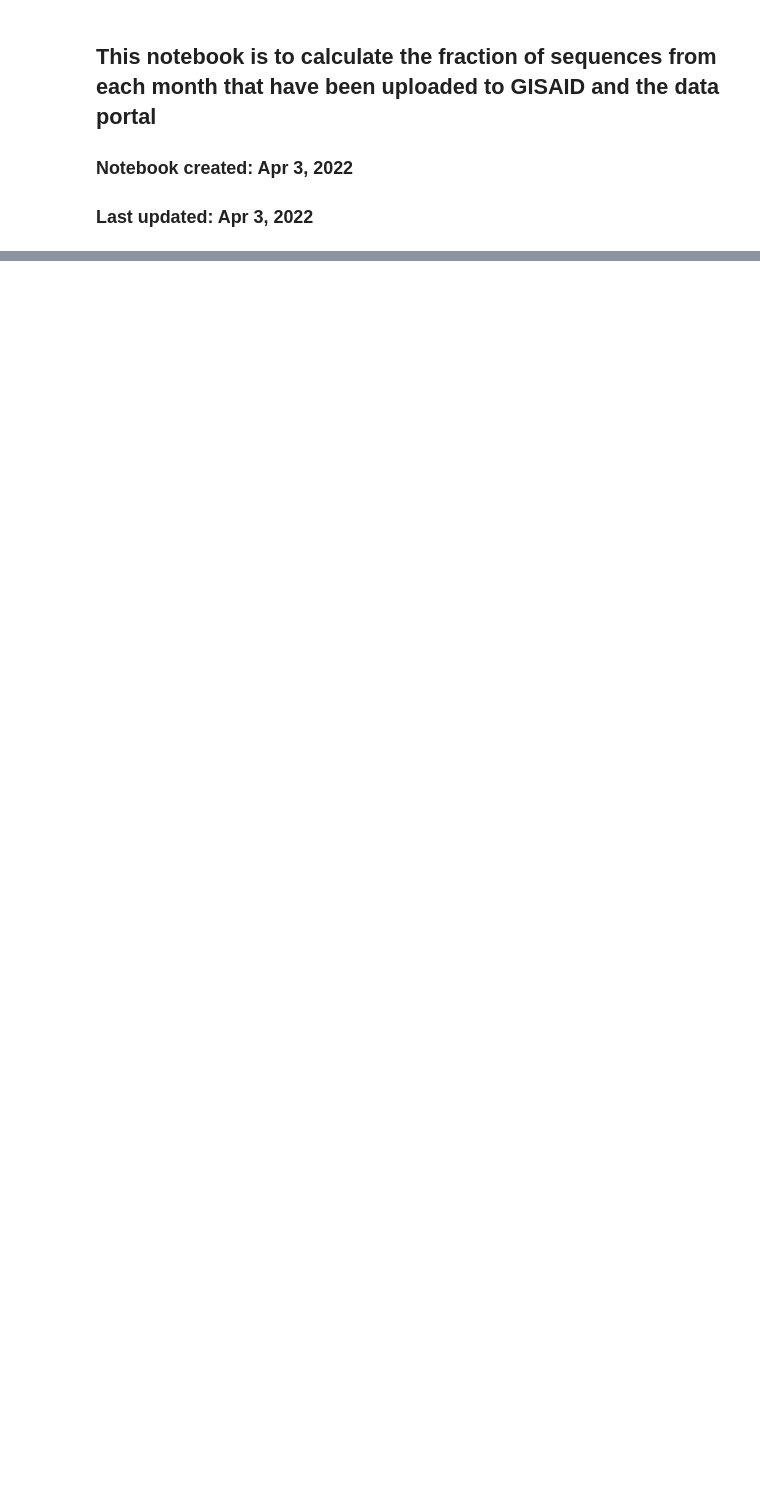
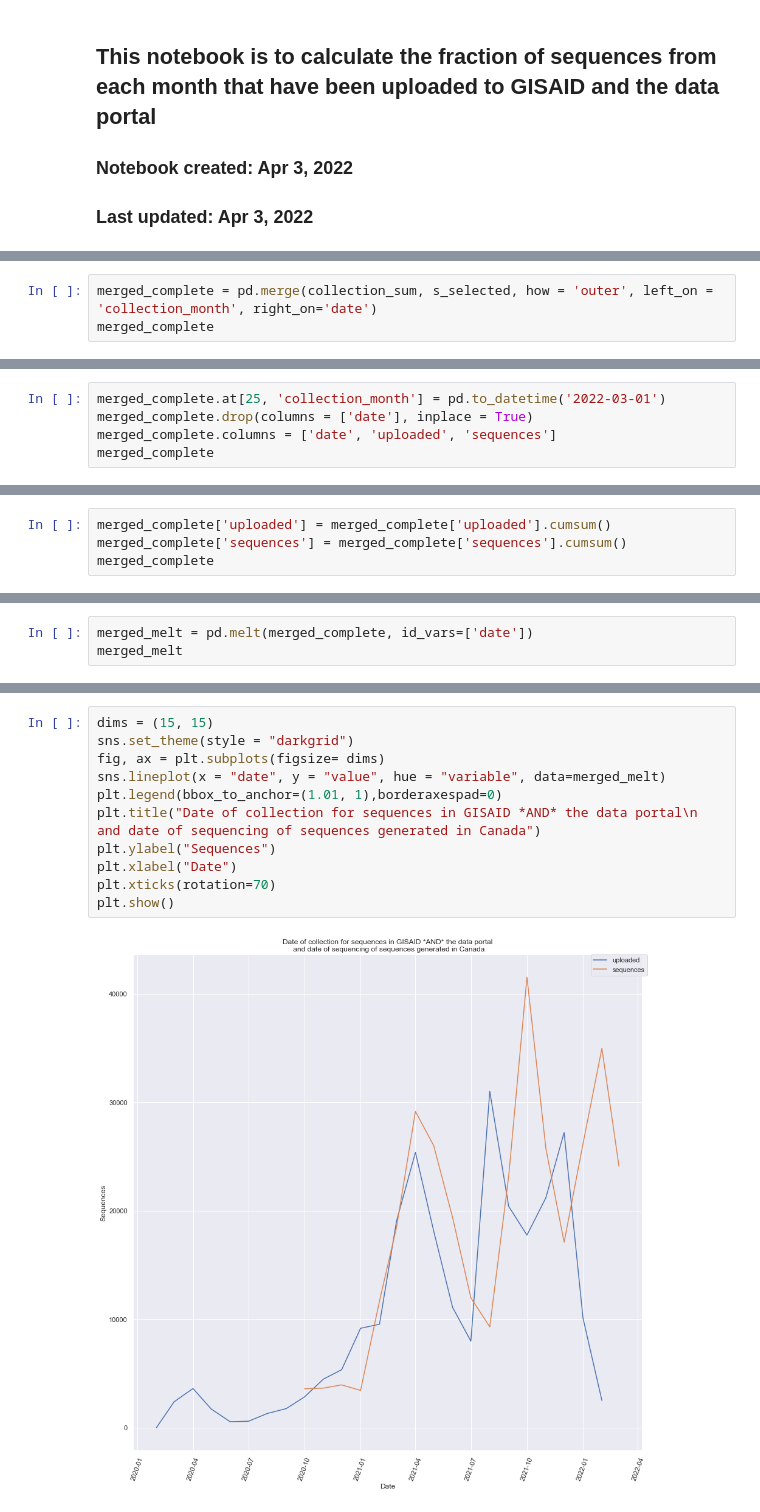
Before and after one commit to eringill/gisaid_uploads, a Jupyter notebook: fraction_uploaded.ipynb, the cells around one changed output, grey strips where cells are left out. Drawn from its saved outputs; the diff is of its cells as text; blank space fills up the shorter version.

Commit message:
feat: update fraction_uploaded.ipynb to generate plots of uploaded and sequenced data

```diff
--- a/fraction_uploaded.ipynb
+++ b/fraction_uploaded.ipynb
@@ -85,0 +204,3 @@ array(['Quebec', 'Newfoundland_and_Labrador', 'Saskatchewan', 'Ontario',
+# %%
+merged_complete = pd.merge(collection_sum, s_selected, how = 'outer', left_on = 'collection_month', right_on='date')
+merged_complete
@@ -85,0 +225,5 @@ array(['Quebec', 'Newfoundland_and_Labrador', 'Saskatchewan', 'Ontario',
+# %%
+merged_complete.at[25, 'collection_month'] = pd.to_datetime('2022-03-01')
+merged_complete.drop(columns = ['date'], inplace = True)
+merged_complete.columns = ['date', 'uploaded', 'sequences']
+merged_complete
@@ -85,0 +248,4 @@ array(['Quebec', 'Newfoundland_and_Labrador', 'Saskatchewan', 'Ontario',
+# %%
+merged_complete['uploaded'] = merged_complete['uploaded'].cumsum()
+merged_complete['sequences'] = merged_complete['sequences'].cumsum()
+merged_complete
@@ -85,0 +270,3 @@ array(['Quebec', 'Newfoundland_and_Labrador', 'Saskatchewan', 'Ontario',
+# %%
+merged_melt = pd.melt(merged_complete, id_vars=['date'])
+merged_melt
@@ -85,0 +291,13 @@ array(['Quebec', 'Newfoundland_and_Labrador', 'Saskatchewan', 'Ontario',
+# %%
+dims = (15, 15)
+sns.set_theme(style = "darkgrid")
+fig, ax = plt.subplots(figsize= dims)
+sns.lineplot(x = "date", y = "value", hue = "variable", data=merged_melt)
+plt.legend(bbox_to_anchor=(1.01, 1),borderaxespad=0)
+plt.title("Date of collection for sequences in GISAID *AND* the data portal\n and date of sequencing of sequences generated in Canada")
+plt.ylabel("Sequences")
+plt.xlabel("Date")
+plt.xticks(rotation=70)
+plt.show()
+# %% [output]
+[figure, added]
```
Also changed, not shown: parts of 25 cells of this notebook, 3 other files.
